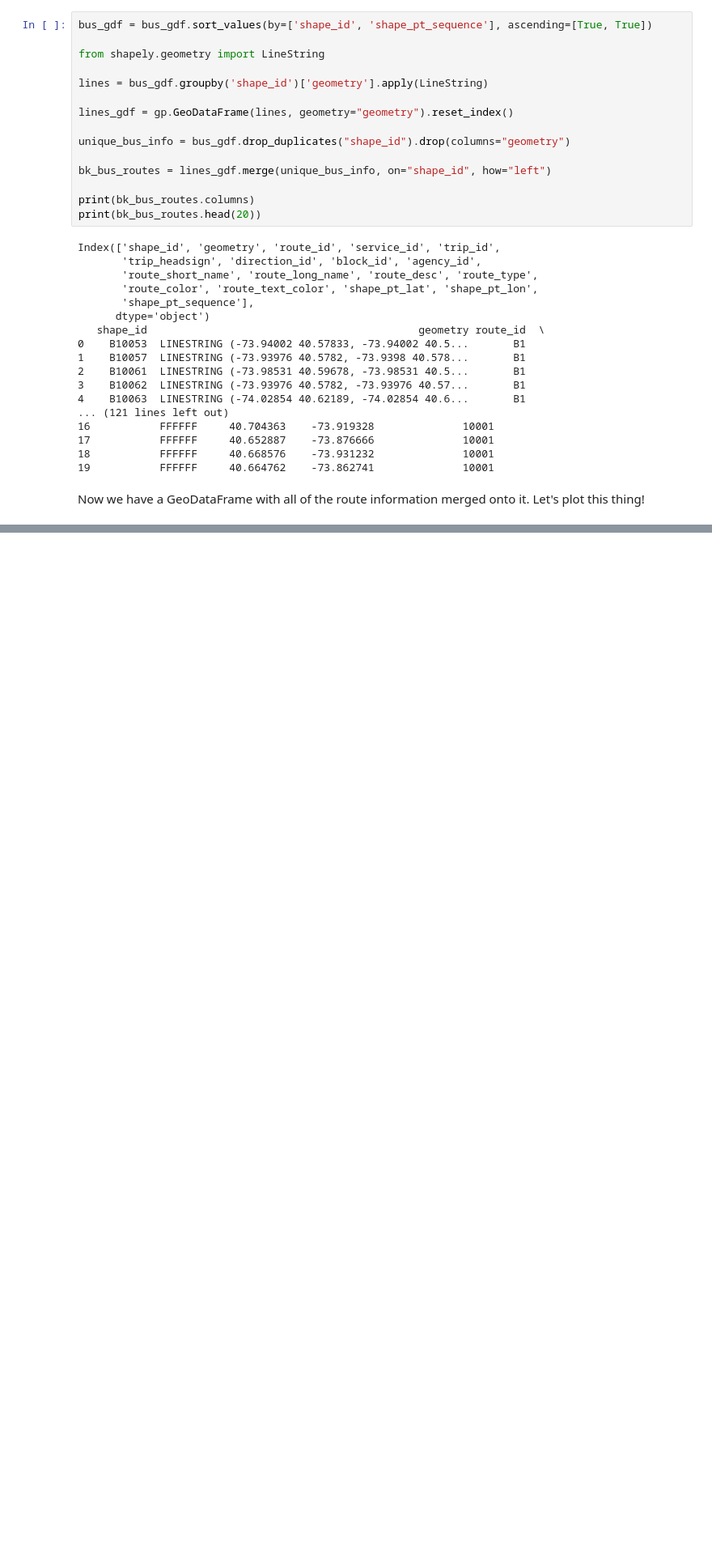
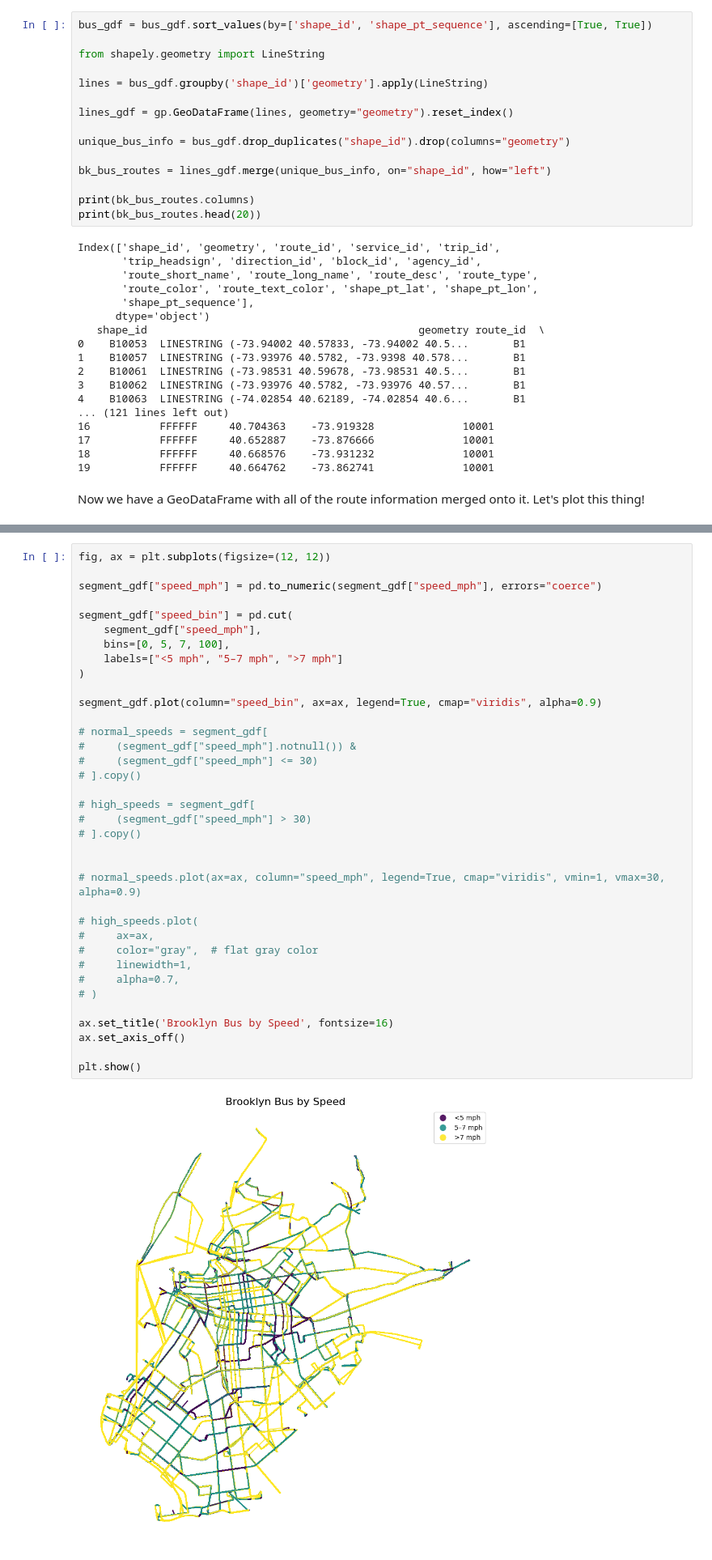
Before and after one commit to AndrewDLeung/map-a-day, a Jupyter notebook: day_08/day_08.ipynb, the cells around one changed output, grey strips where cells are left out. Shown at 81% size. Drawn from its saved outputs; the diff is of its cells as text; blank space fills up the shorter version.

```diff
--- a/day_08/day_08.ipynb
+++ b/day_08/day_08.ipynb
@@ -187,0 +259,38 @@ That's a pretty map! Now let's try to add more information to it.
+# %%
+fig, ax = plt.subplots(figsize=(12, 12))
+
+segment_gdf["speed_mph"] = pd.to_numeric(segment_gdf["speed_mph"], errors="coerce")
+
+segment_gdf["speed_bin"] = pd.cut(
+    segment_gdf["speed_mph"],
+    bins=[0, 5, 7, 100],
+    labels=["<5 mph", "5–7 mph", ">7 mph"]
+)
+
+segment_gdf.plot(column="speed_bin", ax=ax, legend=True, cmap="viridis", alpha=0.9)
+
+# normal_speeds = segment_gdf[
+#     (segment_gdf["speed_mph"].notnull()) &
+#     (segment_gdf["speed_mph"] <= 30)
+# ].copy()
+
+# high_speeds = segment_gdf[
+#     (segment_gdf["speed_mph"] > 30)
+# ].copy()
+
+
+# normal_speeds.plot(ax=ax, column="speed_mph", legend=True, cmap="viridis", vmin=1, vmax=30, alpha=0.9)
+
+# high_speeds.plot(
+#     ax=ax,
+#     color="gray",  # flat gray color
+#     linewidth=1,
+#     alpha=0.7,
+# )
+
+ax.set_title('Brooklyn Bus by Speed', fontsize=16)
+ax.set_axis_off()
+
+plt.show()
+# %% [output]
+[figure, added]
```
Also changed, not shown: parts of 4 cells of this notebook, 2 other files.
